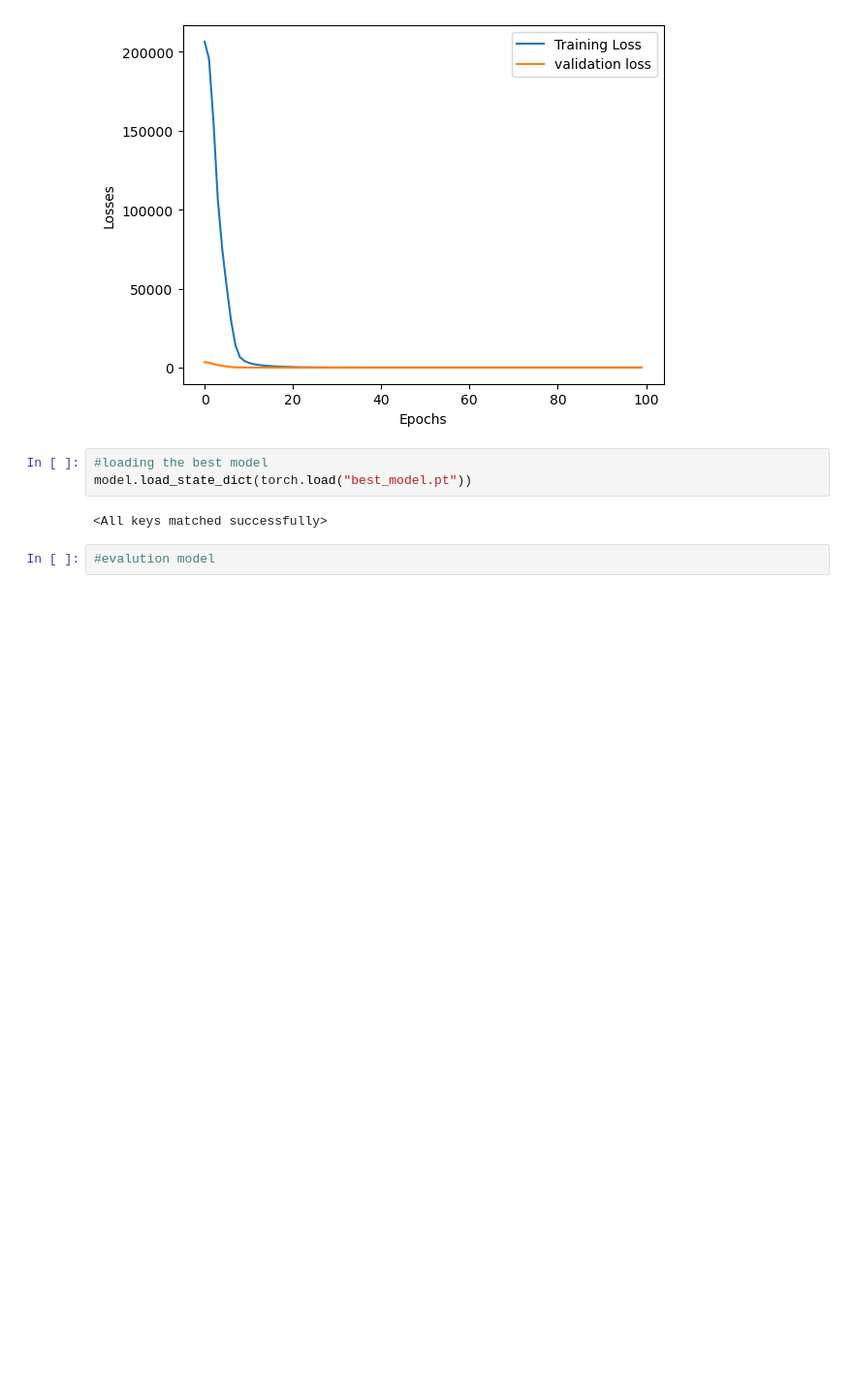
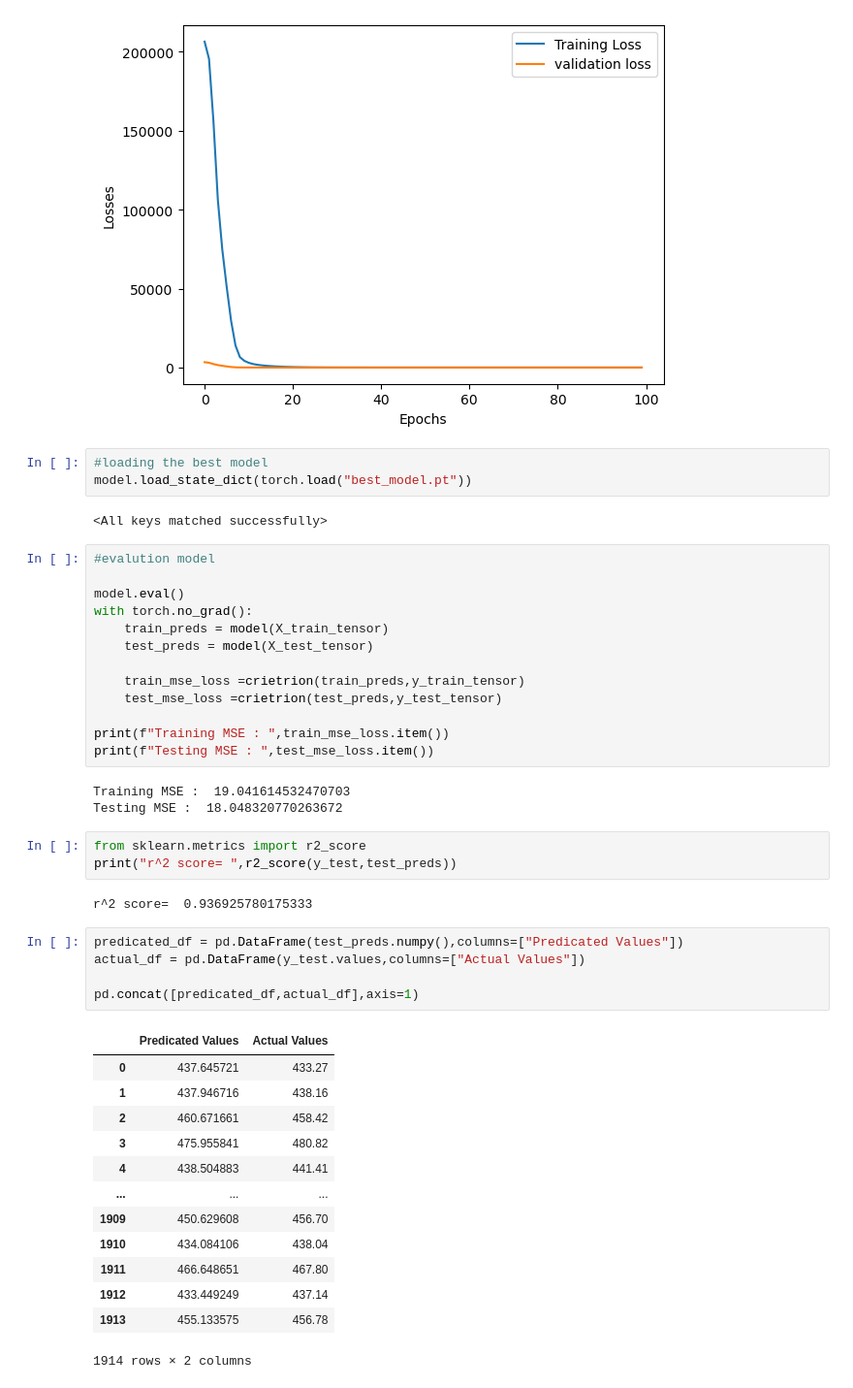
Before and after one commit to Shruti-Chavan-1008/Deep-Learning-Minor-Projects, a Jupyter notebook: ANN/ANN_regression.ipynb, the cells around one changed output. Shown at 97% size. Drawn from its saved outputs; the diff is of its cells as text; blank space fills up the shorter version.

Commit message:
done with the Ann regression model for power plant

```diff
--- a/ANN/ANN_regression.ipynb
+++ b/ANN/ANN_regression.ipynb
@@ -193,3 +193,41 @@ model.load_state_dict(torch.load("best_model.pt"))
 <All keys matched successfully>
 # %%
 #evalution model
+
+model.eval()
+with torch.no_grad():
+    train_preds = model(X_train_tensor)
+    test_preds = model(X_test_tensor)
+
+    train_mse_loss =crietrion(train_preds,y_train_tensor)
+    test_mse_loss =crietrion(test_preds,y_test_tensor)
+
+print(f"Training MSE : ",train_mse_loss.item())
+print(f"Testing MSE : ",test_mse_loss.item())
+# %% [output]
+Training MSE :  19.041614532470703
+Testing MSE :  18.048320770263672
+# %%
+from sklearn.metrics import r2_score
+print("r^2 score= ",r2_score(y_test,test_preds))
+# %% [output]
+r^2 score=  0.936925780175333
+# %%
+predicated_df = pd.DataFrame(test_preds.numpy(),columns=["Predicated Values"])
+actual_df = pd.DataFrame(y_test.values,columns=["Actual Values"])
+
+pd.concat([predicated_df,actual_df],axis=1)
+# %% [output]
+|  | Predicated Values | Actual Values |
+| 0 | 437.645721 | 433.27 |
+| 1 | 437.946716 | 438.16 |
+| 2 | 460.671661 | 458.42 |
+| 3 | 475.955841 | 480.82 |
+| 4 | 438.504883 | 441.41 |
+| ... | ... | ... |
+| 1909 | 450.629608 | 456.70 |
+| 1910 | 434.084106 | 438.04 |
+| 1911 | 466.648651 | 467.80 |
+| 1912 | 433.449249 | 437.14 |
+| 1913 | 455.133575 | 456.78 |
+1914 rows × 2 columns
```
Also changed, not shown: parts of 1 cell of this notebook.
